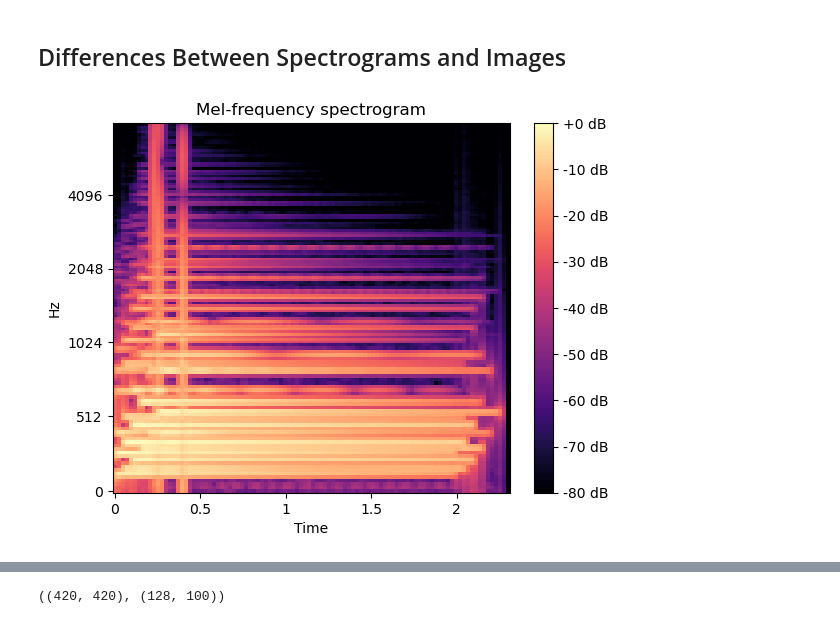
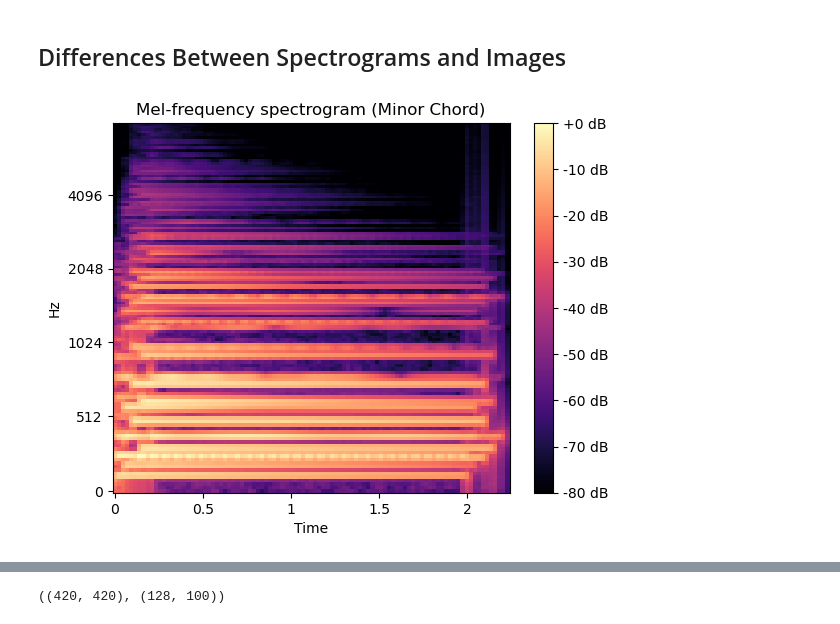
Before and after one commit to benjmcpeek/Audio-Classification-Model-Major-Minor, a Jupyter notebook: code/01_eda_audio.ipynb, the cells around one changed output, grey strips where cells are left out. Saved outputs shown, nothing was run; the diff lists cells and outputs as text; code cells hidden in the pictures.

```diff
--- a/code/eda_audio.ipynb
+++ b/code/01_eda_audio.ipynb
@@ -221,20 +223,21 @@ Expected Chord Quality = False
 # %% [markdown]
 ## Differences Between Spectrograms and Images
 # %%
-aud = '../audio_files/Major/Major_18.wav'
+aud = '../audio_files/Minor/Minor_18.wav'
 # %%
 sig, sr = librosa.load(aud, sr=22050, mono=True)
 S = librosa.feature.melspectrogram(y=sig, sr=sr, n_mels=128, fmax=8000)
 S_dB = librosa.power_to_db(S, ref=np.max)
 
 fig, ax = plt.subplots()
 img = librosa.display.specshow(S_dB, x_axis='time',
                           y_axis='mel', sr=sr,
                           fmax=8000, ax=ax)
 fig.colorbar(img, ax=ax, format='%+2.0f dB')
-ax.set(title='Mel-frequency spectrogram');
+ax.set(title='Mel-frequency spectrogram (Minor Chord)');
+plt.savefig('../images/minor_mel_spec.jpg')
 # %% [output]
-[figure, old version]
+[figure, new version]
 # %%
 img = Image.open('../images/saxophone.jpg')
 imshow(img);
```
Also changed, not shown: parts of 3 cells of this notebook, 18 other files.
